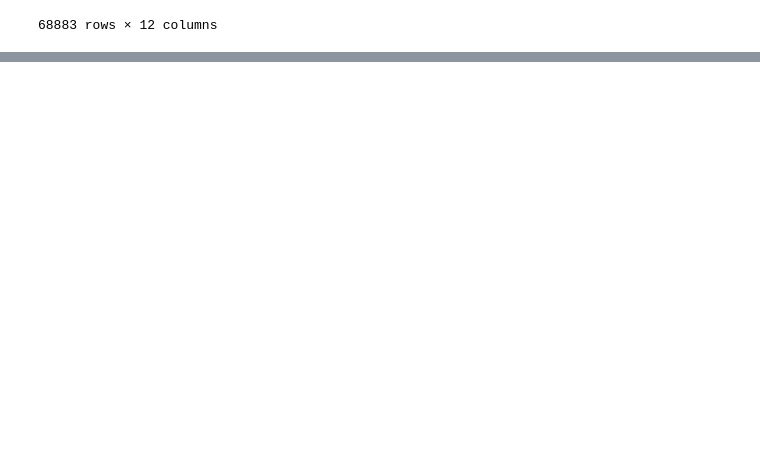
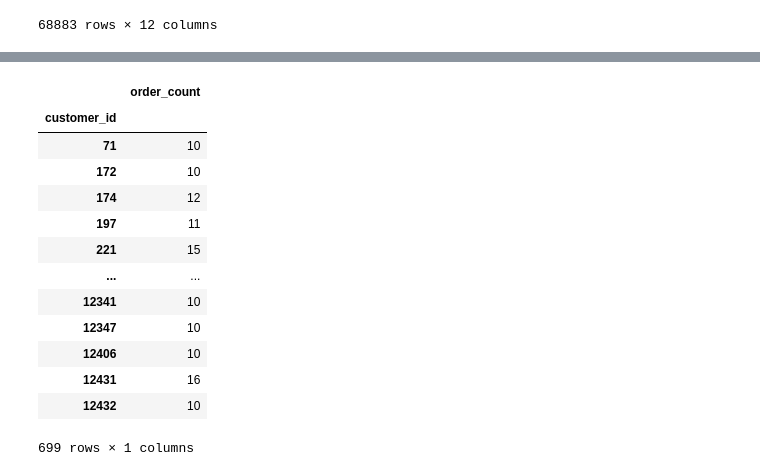
Before and after one commit to usamamirza1234/Pandas-For-Data-Processing, a Jupyter notebook: data_processing.ipynb, the cells around one changed output, grey strips where cells are left out. Cells and saved outputs as stored; diff of their text form; code cells hidden in the pictures; blank space fills up the shorter version.

```diff
--- a/data_processing.ipynb
+++ b/data_processing.ipynb
@@ -267,0 +288,18 @@ customer_orders
+# %%
+customer_orders.reset_index(names='customer_id').groupby('customer_id')['customer_id'] \
+    .agg(order_count='count').query('order_count >= 10')
+# %% [output]
+|  | order_count |
+| customer_id |  |
+| 71 | 10 |
+| 172 | 10 |
+| 174 | 12 |
+| 197 | 11 |
+| 221 | 15 |
+| ... | ... |
+| 12341 | 10 |
+| 12347 | 10 |
+| 12406 | 10 |
+| 12431 | 16 |
+| 12432 | 10 |
+699 rows × 1 columns
```
Also changed, not shown: parts of 2 cells of this notebook.
